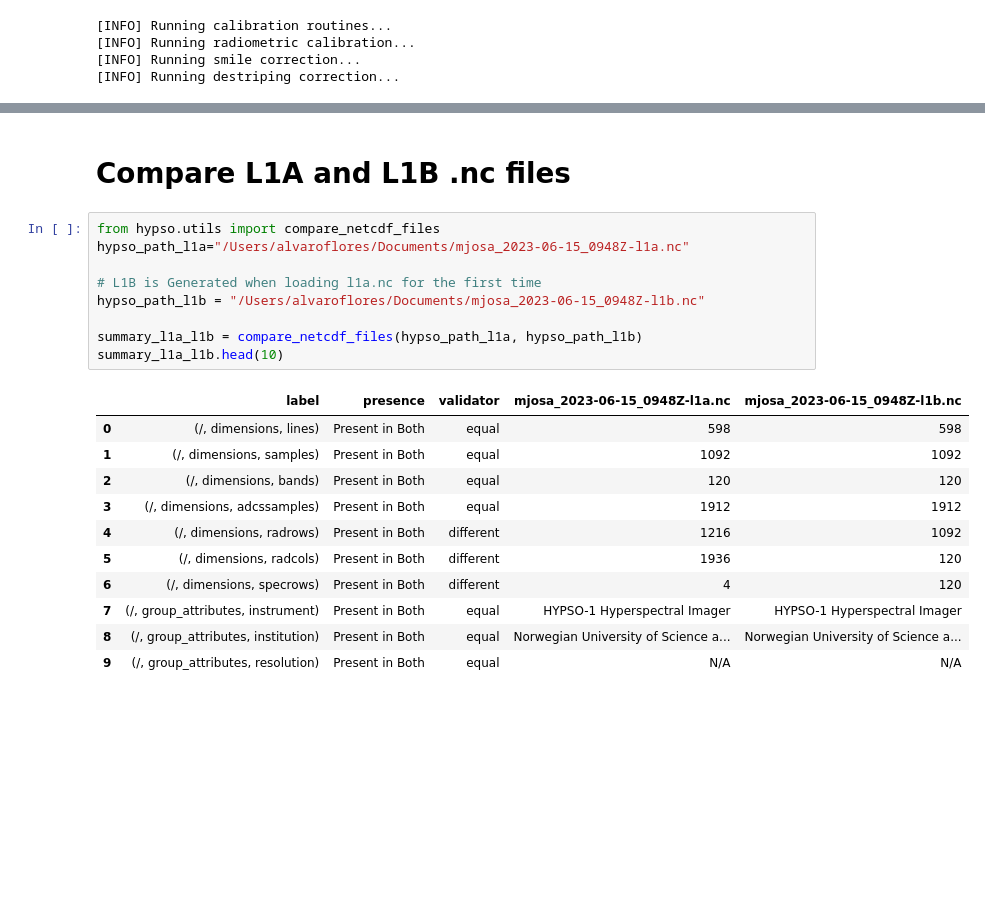
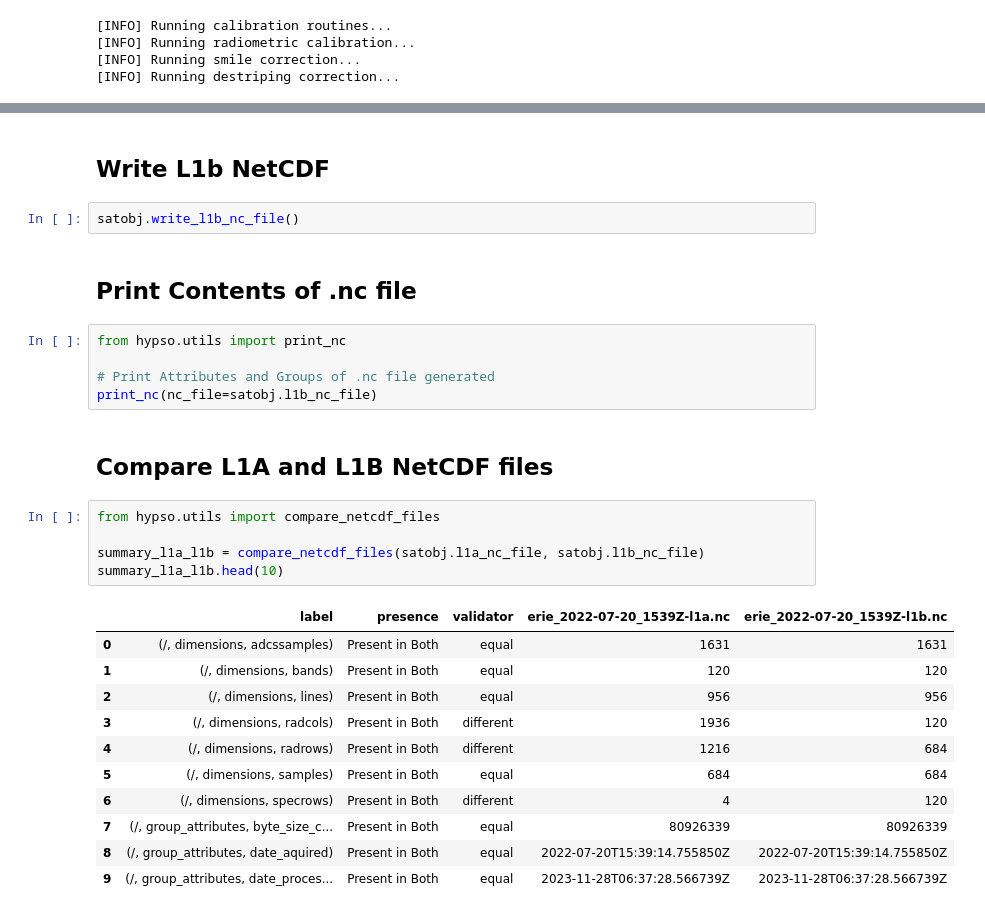
Before and after one commit to NTNU-SmallSat-Lab/hypso-package, a Jupyter notebook: demo/demo.ipynb, the cells around one changed output, grey strips where cells are left out. Drawn from its saved outputs; the diff is of its cells as text; blank space fills up the shorter version.

```diff
--- a/demo/demo.ipynb
+++ b/demo/demo.ipynb
@@ -87,23 +166,30 @@ toa_rrs = satobj.get_toa_reflectance()
+# %% [markdown]
+## Write L1b NetCDF
+# %%
+satobj.write_l1b_nc_file()
+# %% [markdown]
+## Print Contents of .nc file
+# %%
+from hypso.utils import print_nc
+
+# Print Attributes and Groups of .nc file generated
+print_nc(nc_file=satobj.l1b_nc_file)
 # %% [markdown]
-# Compare L1A and L1B .nc files
+## Compare L1A and L1B NetCDF files
 # %%
 from hypso.utils import compare_netcdf_files
-hypso_path_l1a="/Users/alvaroflores/Documents/mjosa_2023-06-15_0948Z-l1a.nc"
 
-# L1B is Generated when loading l1a.nc for the first time
-hypso_path_l1b = "/Users/alvaroflores/Documents/mjosa_2023-06-15_0948Z-l1b.nc"
-
-summary_l1a_l1b = compare_netcdf_files(hypso_path_l1a, hypso_path_l1b)
+summary_l1a_l1b = compare_netcdf_files(satobj.l1a_nc_file, satobj.l1b_nc_file)
 summary_l1a_l1b.head(10)
 # %% [output]
-|  | label | presence | validator | mjosa_2023-06-15_0948Z-l1a.nc | mjosa_2023-06-15_0948Z-l1b.nc |
-| 0 | (/, dimensions, lines) | Present in Both | equal | 598 | 598 |
-| 1 | (/, dimensions, samples) | Present in Both | equal | 1092 | 1092 |
-| 2 | (/, dimensions, bands) | Present in Both | equal | 120 | 120 |
-| 3 | (/, dimensions, adcssamples) | Present in Both | equal | 1912 | 1912 |
-| 4 | (/, dimensions, radrows) | Present in Both | different | 1216 | 1092 |
-| 5 | (/, dimensions, radcols) | Present in Both | different | 1936 | 120 |
+|  | label | presence | validator | erie_2022-07-20_1539Z-l1a.nc | erie_2022-07-20_1539Z-l1b.nc |
+| 0 | (/, dimensions, adcssamples) | Present in Both | equal | 1631 | 1631 |
+| 1 | (/, dimensions, bands) | Present in Both | equal | 120 | 120 |
+| 2 | (/, dimensions, lines) | Present in Both | equal | 956 | 956 |
+| 3 | (/, dimensions, radcols) | Present in Both | different | 1936 | 120 |
+| 4 | (/, dimensions, radrows) | Present in Both | different | 1216 | 684 |
+| 5 | (/, dimensions, samples) | Present in Both | equal | 684 | 684 |
 | 6 | (/, dimensions, specrows) | Present in Both | different | 4 | 120 |
-| 7 | (/, group_attributes, instrument) | Present in Both | equal | HYPSO-1 Hyperspectral Imager | HYPSO-1 Hyperspectral Imager |
-| 8 | (/, group_attributes, institution) | Present in Both | equal | Norwegian University of Science a... | Norwegian University of Science a... |
-| 9 | (/, group_attributes, resolution) | Present in Both | equal | N/A | N/A |
+| 7 | (/, group_attributes, byte_size_c... | Present in Both | equal | 80926339 | 80926339 |
+| 8 | (/, group_attributes, date_aquired) | Present in Both | equal | 2022-07-20T15:39:14.755850Z | 2022-07-20T15:39:14.755850Z |
+| 9 | (/, group_attributes, date_proces... | Present in Both | equal | 2023-11-28T06:37:28.566739Z | 2023-11-28T06:37:28.566739Z |
```
Also changed, not shown: parts of 26 cells of this notebook, 2 other files.
